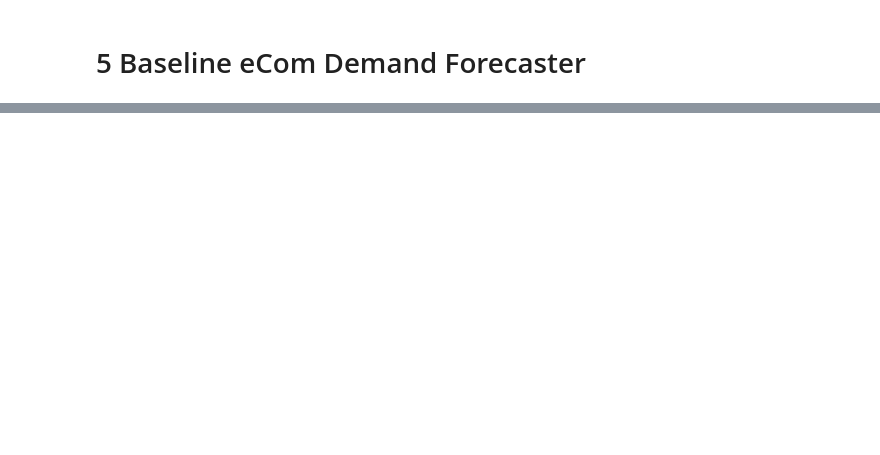
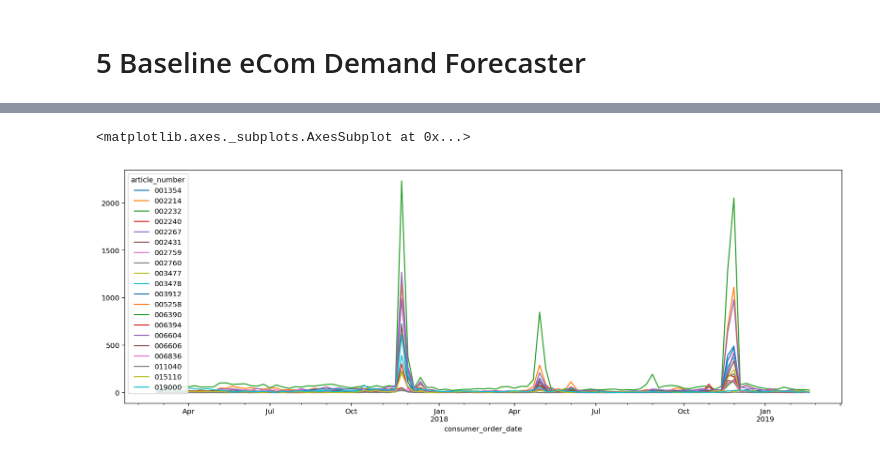
Before and after one commit to cwcomiskey/Misc, a Jupyter notebook: Bread_and_Butter.ipynb, the cells around one changed output, grey strips where cells are left out. Saved outputs shown, nothing was run; the diff lists cells and outputs as text; code cells hidden in the pictures; blank space fills up the shorter version.

```diff
--- a/Bread_and_Butter.ipynb
+++ b/Bread_and_Butter.ipynb
@@ -650,0 +723,14 @@ dat17.price.rolling(11, center=True).mean()
+# %%
+%%time
+dat0 = pd.read_csv('seasonal_sales_indicators.csv',
+                 delimiter = '~')
+
+# len(dat0['article_number'].unique()) # 46573
+# %%
+dat = dat0.copy()
+
+dat.columns = [x.replace('t_eu_ecom_dit_dsf_transaction_t.', '') for x in dat.columns] # tidy column names
+
+dat = dat[dat['gross_demand_quantity'] != 0]
+
+dat['consumer_order_date'] = pd.to_datetime(dat['consumer_order_date'])
@@ -650,0 +793,4 @@ dat17.price.rolling(11, center=True).mean()
+# %%
+dat_g = dat.groupby(by = ['article_number', 'consumer_order_date']) # data grouped
+
+dat_aggs = pd.DataFrame(dat_g.agg('sum')['gross_demand_quantity']) # data aggregates
@@ -650,0 +804,24 @@ dat17.price.rolling(11, center=True).mean()
+# %%
+dat_aggs.reset_index(level = 'article_number', inplace=True)
+
+
+dat_aggs = dat_aggs.groupby('article_number')
+dat_aggs = dat_aggs.resample('W').sum() # 'aggregate' to weekly sums by article
+
+dat_aggs = dat_aggs.reset_index()
+
+
+# Convert article_number to column, gross_demand_quantity to data
+
+dat_aggs_pivoted = dat_aggs.pivot(index = 'consumer_order_date',
+                                  columns = 'article_number',
+                                  values = 'gross_demand_quantity')
+# %%
+# dat.fillna(value=0, inplace = True) # Define single transaction article std to be 0
+plt.rcParams["figure.figsize"] = [18,6]
+
+
+dat_aggs_pivoted[dat_aggs_pivoted.columns[0:20]].plot()
+# %% [output]
+<matplotlib.axes._subplots.AxesSubplot at 0x...>
+[figure, added]
```
Also changed, not shown: parts of 54 cells of this notebook.
